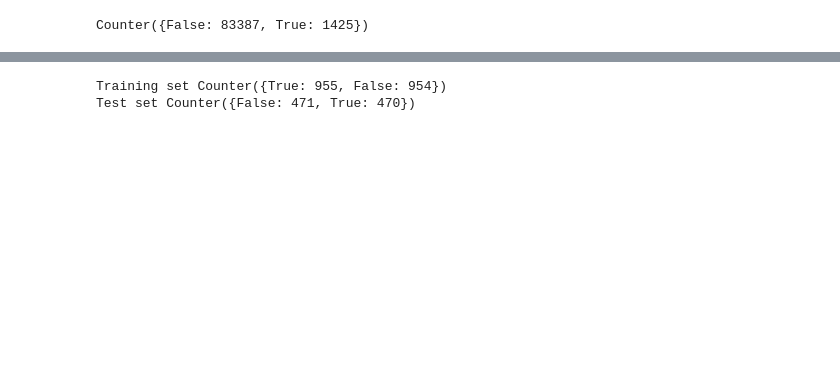
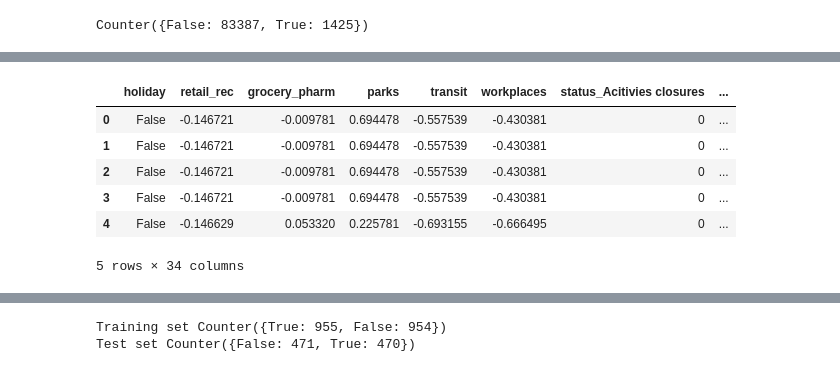
Before and after one commit to skaus37/Covid19DataMart, a Jupyter notebook: demo.ipynb, the cells around one changed output, grey strips where cells are left out. Drawn from its saved outputs; the diff is of its cells as text; code cells hidden in the pictures; blank space fills up the shorter version.

```diff
--- a/demo.ipynb
+++ b/demo.ipynb
@@ -108,2 +194,15 @@ Counter({False: 83387, True: 1425})
+# %%
+# one-hot encoding
+new_result = pd.get_dummies(result_normal)
+new_result.drop(columns=["is_fatal"], inplace = True)
+new_result.head()
+# %% [output]
+|  | holiday | retail_rec | grocery_pharm | parks | transit | workplaces | status_Acitivies closures | ... |
+| 0 | False | -0.146721 | -0.009781 | 0.694478 | -0.557539 | -0.430381 | 0 | ... |
+| 1 | False | -0.146721 | -0.009781 | 0.694478 | -0.557539 | -0.430381 | 0 | ... |
+| 2 | False | -0.146721 | -0.009781 | 0.694478 | -0.557539 | -0.430381 | 0 | ... |
+| 3 | False | -0.146721 | -0.009781 | 0.694478 | -0.557539 | -0.430381 | 0 | ... |
+| 4 | False | -0.146629 | 0.053320 | 0.225781 | -0.693155 | -0.666495 | 0 | ... |
+5 rows × 34 columns
 # %%
 #Get the labels 3
```
Also changed, not shown: parts of 38 cells of this notebook.
